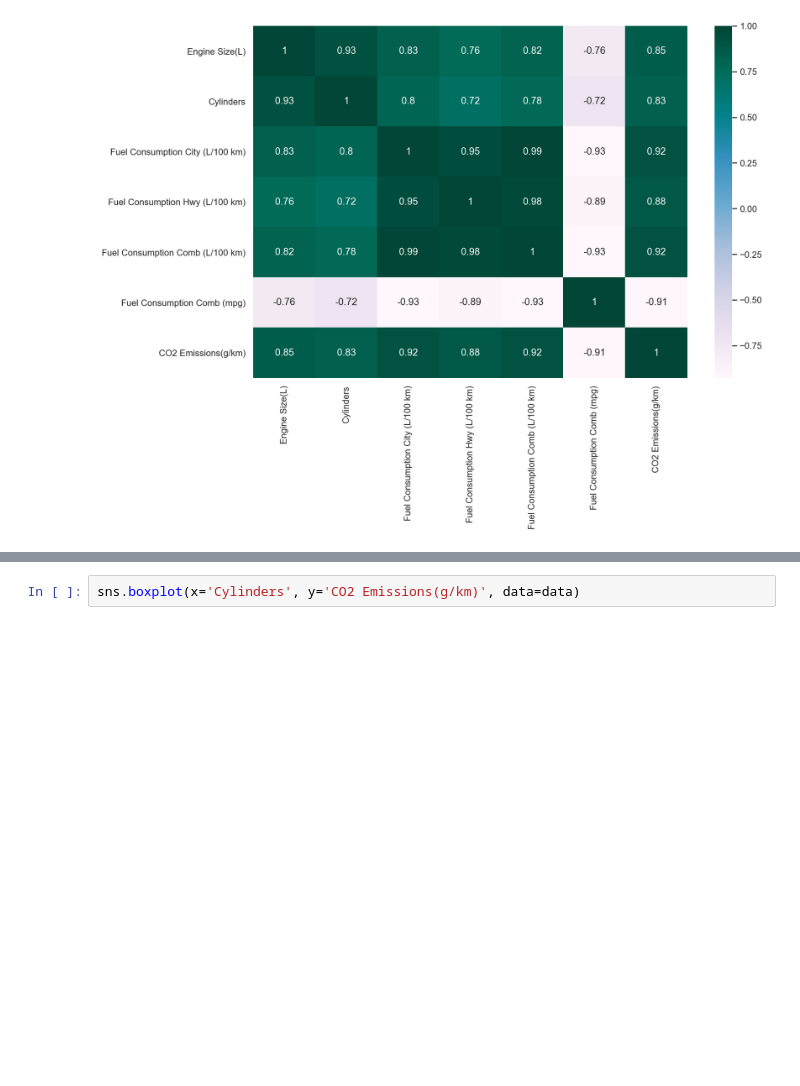
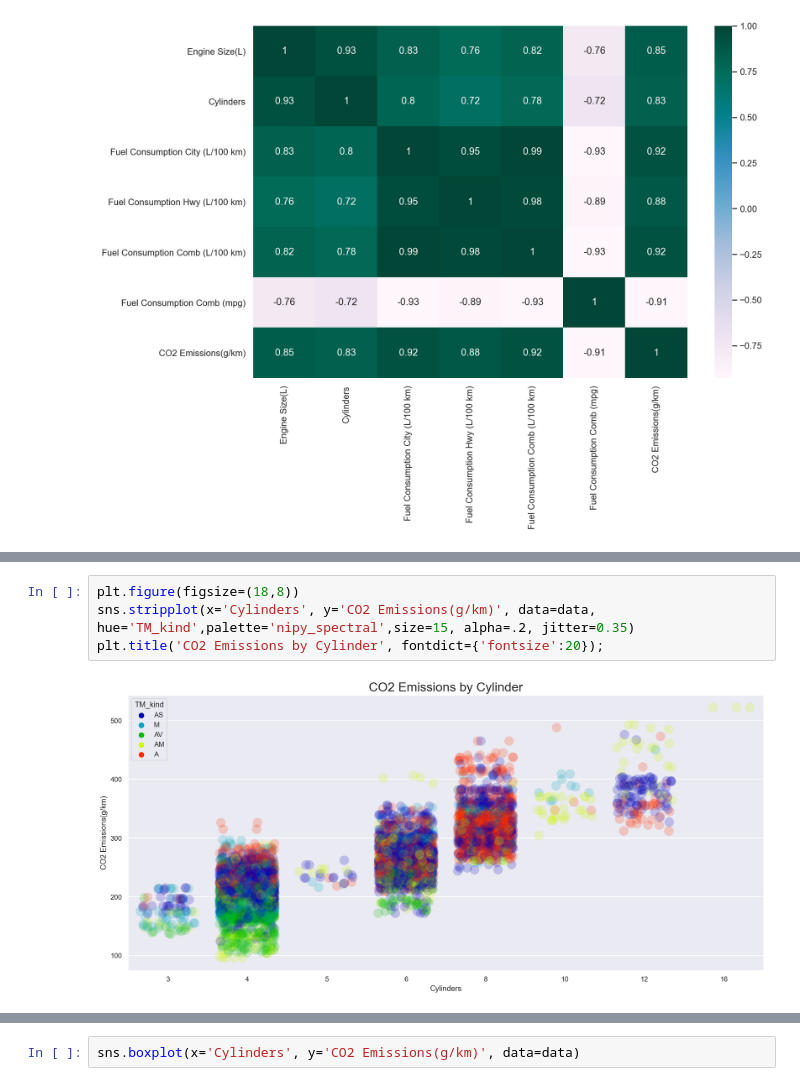
Before and after one commit to dockyum/regression-DSS, a Jupyter notebook: eda/CO2_emission_eda.ipynb, the cells around one changed output, grey strips where cells are left out. Saved outputs shown, nothing was run; the diff lists cells and outputs as text; blank space fills up the shorter version.

```diff
--- a/eda/CO2_emission_eda.ipynb
+++ b/eda/CO2_emission_eda.ipynb
@@ -83,0 +129,6 @@ sns.heatmap(data.corr(), cmap="PuBuGn", annot=True);
+# %%
+plt.figure(figsize=(18,8))
+sns.stripplot(x='Cylinders', y='CO2 Emissions(g/km)', data=data, hue='TM_kind',palette='nipy_spectral',size=15, alpha=.2, jitter=0.35)
+plt.title('CO2 Emissions by Cylinder', fontdict={'fontsize':20});
+# %% [output]
+[figure, added]
```
Also changed, not shown: parts of 13 cells of this notebook.
